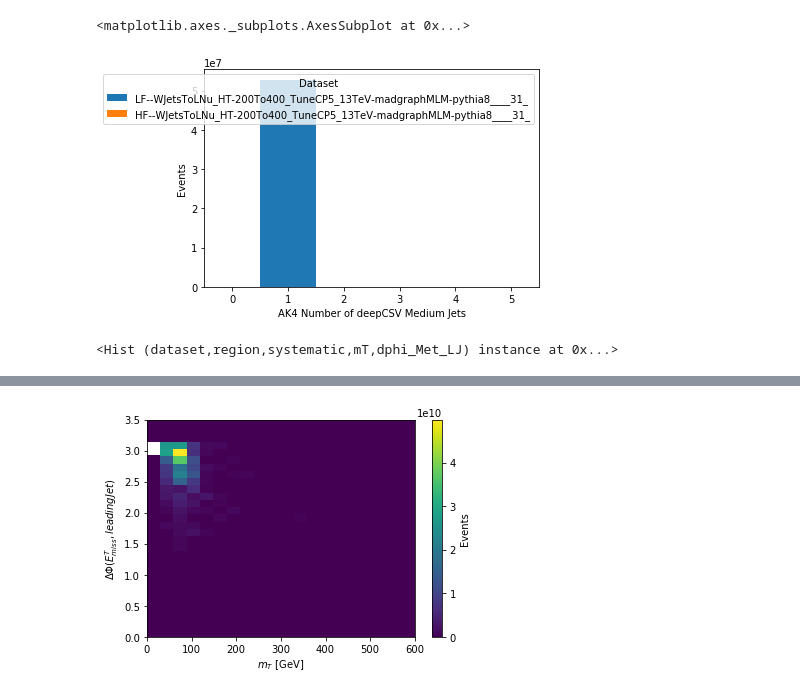
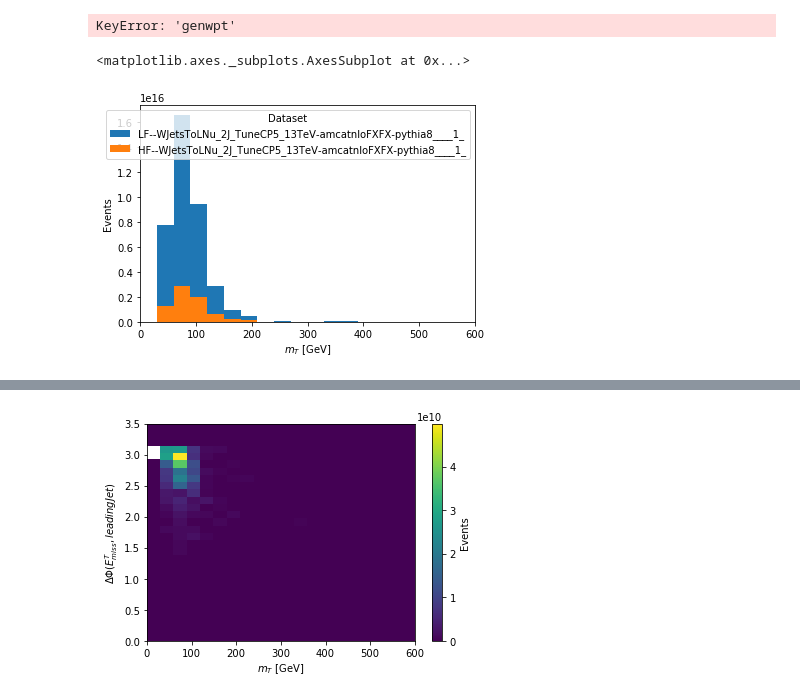
Before and after one commit to rishabhCMS/decaf, a Jupyter notebook: analysis/Rishabh_NB/UL Processor Test.ipynb, the cells around one changed output, grey strips where cells are left out. Drawn from its saved outputs; the diff is of its cells as text; code cells hidden in the pictures.

```diff
--- a/analysis/Rishabh_NB/UL Processor Test.ipynb
+++ b/analysis/Rishabh_NB/UL Processor Test.ipynb
@@ -1812,9 +1640,9 @@ IndexError: shape mismatch: indexing arrays could not be broadcast together with
 # %%
-hist.plot1d(output['ndcsvM'].integrate('region', 'ttbare'), overlay='dataset',stack=True)
+hist.plot1d(output['genwpt'].integrate('region', 'wjete'), overlay='dataset',stack=True)
 # %% [output]
-<matplotlib.axes._subplots.AxesSubplot at 0x...>
+KeyError: 'genwpt'
-[figure, removed]
-# %%
-output['template']
-# %% [output]
-<Hist (dataset,region,systematic,mT,dphi_Met_LJ) instance at 0x...>
+# %%
+hist.plot1d(output['mT'].integrate('region', 'wjete'), overlay='dataset',stack=True)
+# %% [output]
+<matplotlib.axes._subplots.AxesSubplot at 0x...>
+[figure, added]
```
Also changed, not shown: parts of 11 cells of this notebook, 8 other files.
